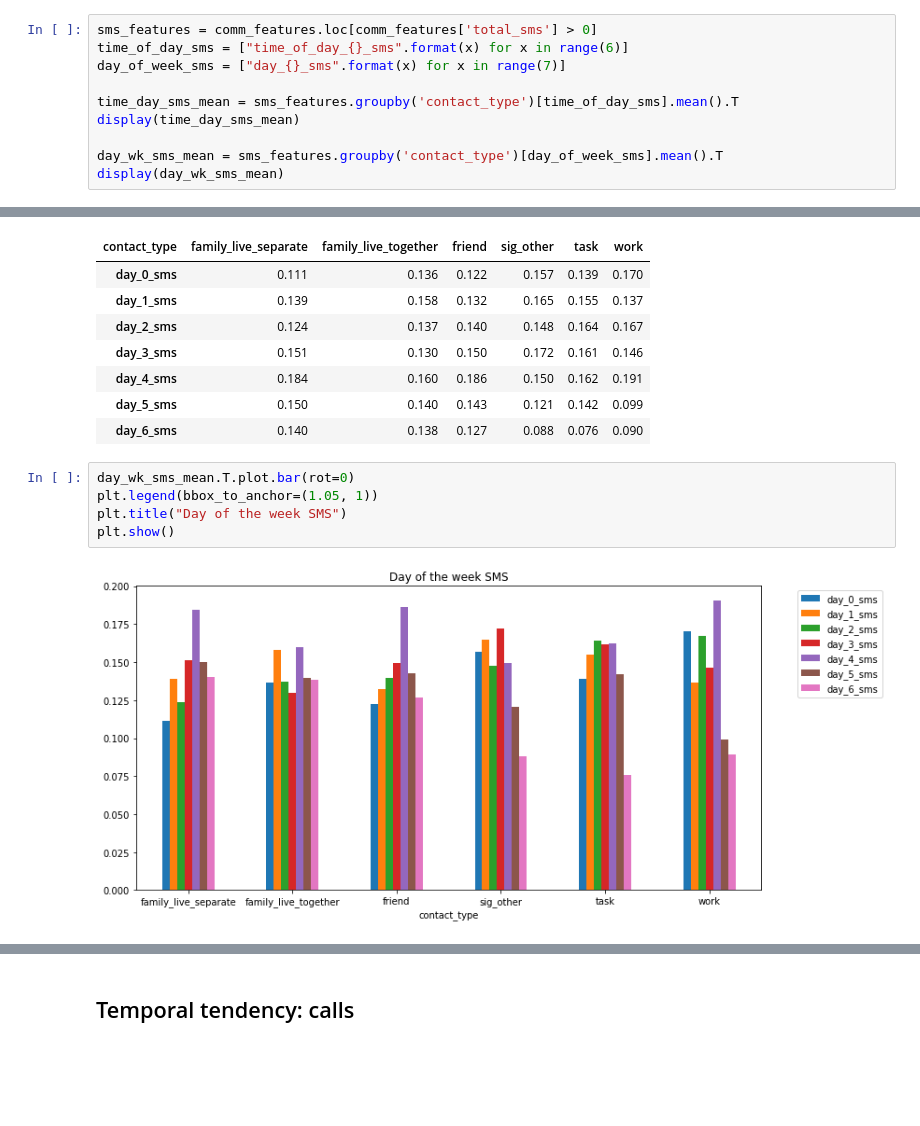
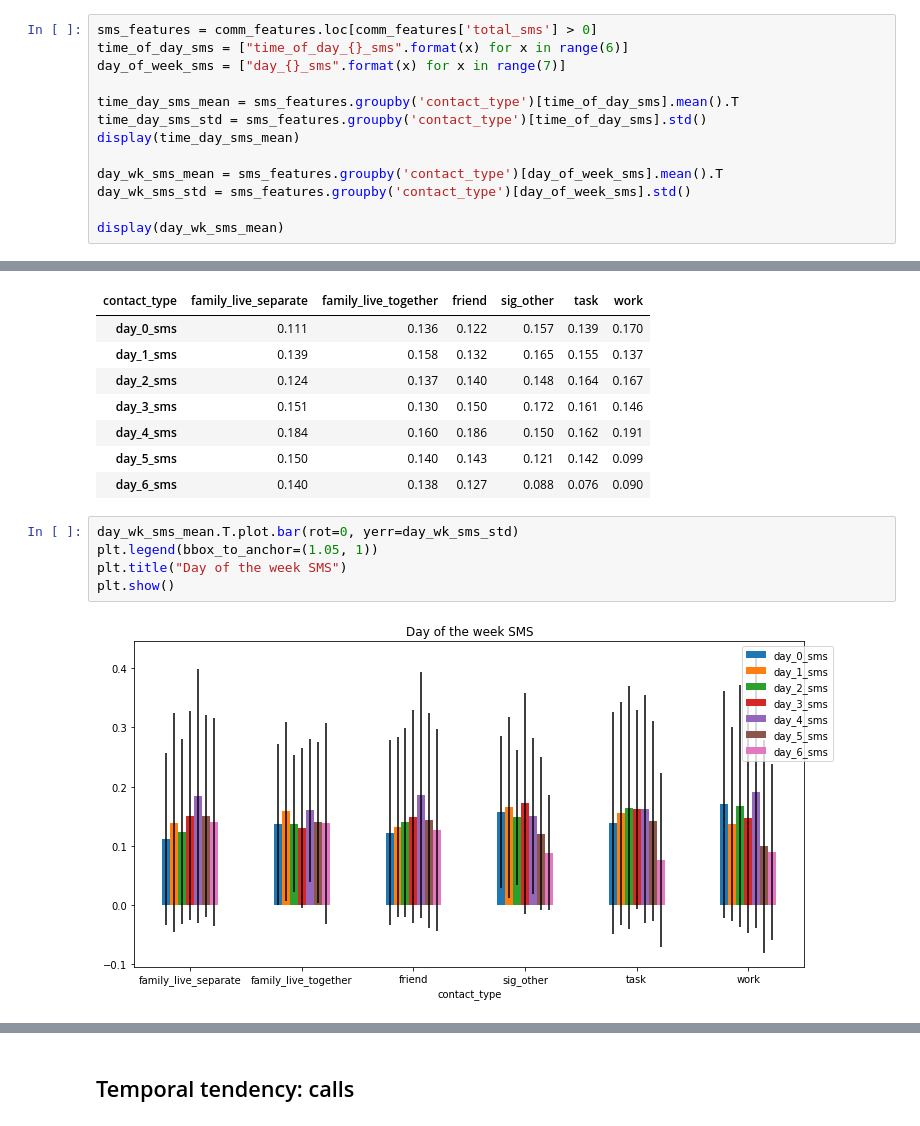
Before and after one commit to tliu526/relationship-prediction, a Jupyter notebook: feature_extract/feature_extract.ipynb, the cells around one changed output, grey strips where cells are left out. Cells and saved outputs as stored; diff of their text form; blank space fills up the shorter version.

```diff
--- a/feature_extract/feature_extract.ipynb
+++ b/feature_extract/feature_extract.ipynb
@@ -143,9 +143,12 @@ time_of_day_sms = ["time_of_day_{}_sms".format(x) for x in range(6)]
 day_of_week_sms = ["day_{}_sms".format(x) for x in range(7)]
 
 time_day_sms_mean = sms_features.groupby('contact_type')[time_of_day_sms].mean().T
+time_day_sms_std = sms_features.groupby('contact_type')[time_of_day_sms].std()
 display(time_day_sms_mean)
 
 day_wk_sms_mean = sms_features.groupby('contact_type')[day_of_week_sms].mean().T
+day_wk_sms_std = sms_features.groupby('contact_type')[day_of_week_sms].std()
+
 display(day_wk_sms_mean)
 # %% [output]
 | contact_type | family_live_separate | family_live_together | friend | sig_other | task | work |
@@ -164,10 +167,10 @@ display(day_wk_sms_mean)
 | day_5_sms | 0.150 | 0.140 | 0.143 | 0.121 | 0.142 | 0.099 |
 | day_6_sms | 0.140 | 0.138 | 0.127 | 0.088 | 0.076 | 0.090 |
 # %%
-day_wk_sms_mean.T.plot.bar(rot=0)
+day_wk_sms_mean.T.plot.bar(rot=0, yerr=day_wk_sms_std)
 plt.legend(bbox_to_anchor=(1.05, 1))
 plt.title("Day of the week SMS")
 plt.show()
 # %% [output]
-[figure, old version]
+[figure, new version]
 # %%
```
Also changed, not shown: parts of 34 cells of this notebook, 2 other files.
